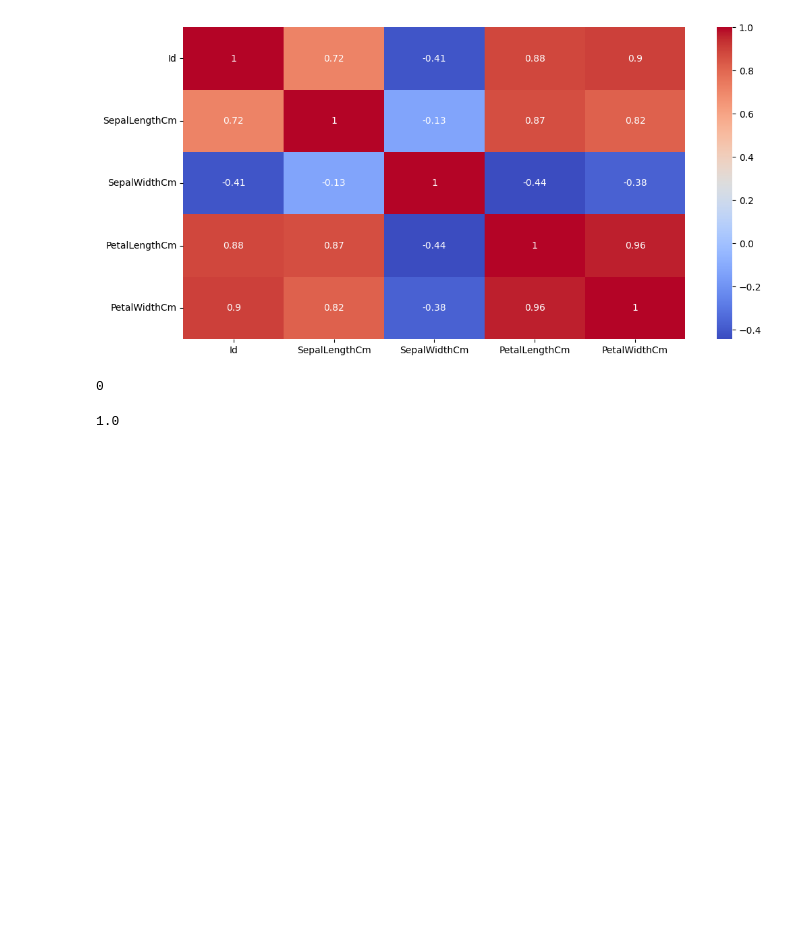
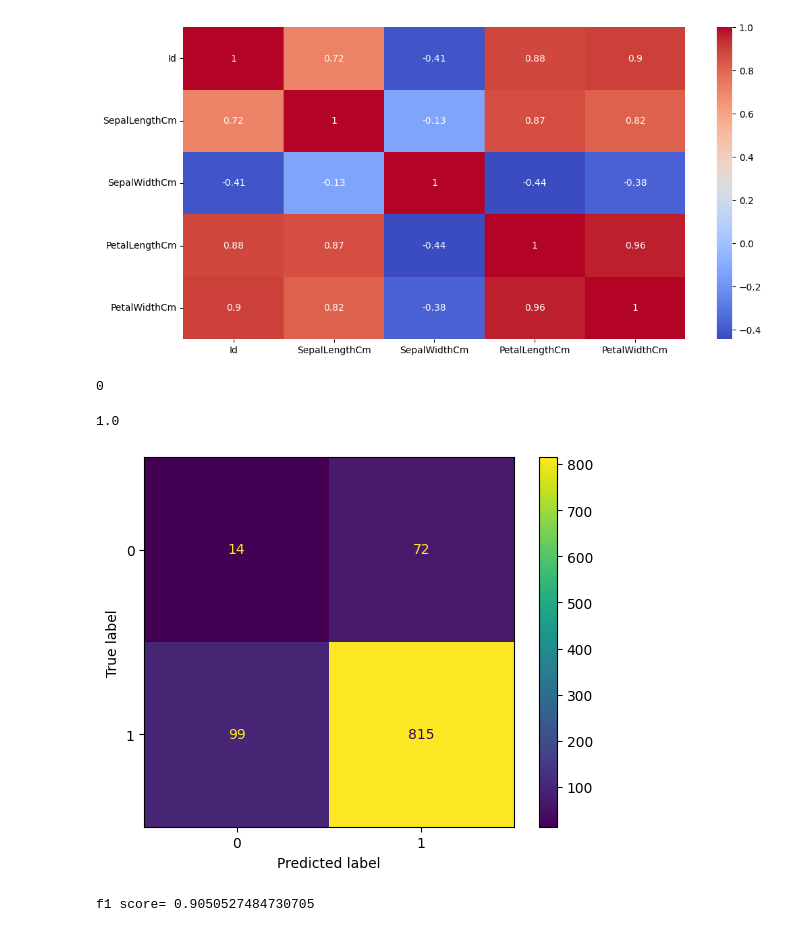
Before and after one commit to r-h-e-a/ML_datasets, a Jupyter notebook: iris-dataset.ipynb, the cells around one changed output. Drawn from its saved outputs; the diff is of its cells as text; code cells hidden in the pictures; blank space fills up the shorter version.

```diff
--- a/iris-dataset.ipynb
+++ b/iris-dataset.ipynb
@@ -210,3 +210,25 @@ classifier_pred = classifier.predict(x_test)
 accuracy_score(y_test, classifier_pred)
 # %% [output]
 1.0
+# %%
+import numpy
+from sklearn import metrics
+
+actual = numpy.random.binomial(1,.9,size = 1000)
+predicted = numpy.random.binomial(1,.9,size = 1000)
+
+confusion_matrix = metrics.confusion_matrix(actual, predicted)
+
+cm_display = metrics.ConfusionMatrixDisplay(confusion_matrix = confusion_matrix, display_labels = [0, 1])
+
+cm_display.plot()
+plt.show()
+# %% [output]
+[figure, added]
+# %%
+precision=(815)/(815+72)
+recall=(815)/(815+99)
+f1=2*((precision*recall)/(precision+recall))
+print("f1 score=",f1)
+# %% [output]
+f1 score= 0.9050527484730705
```
